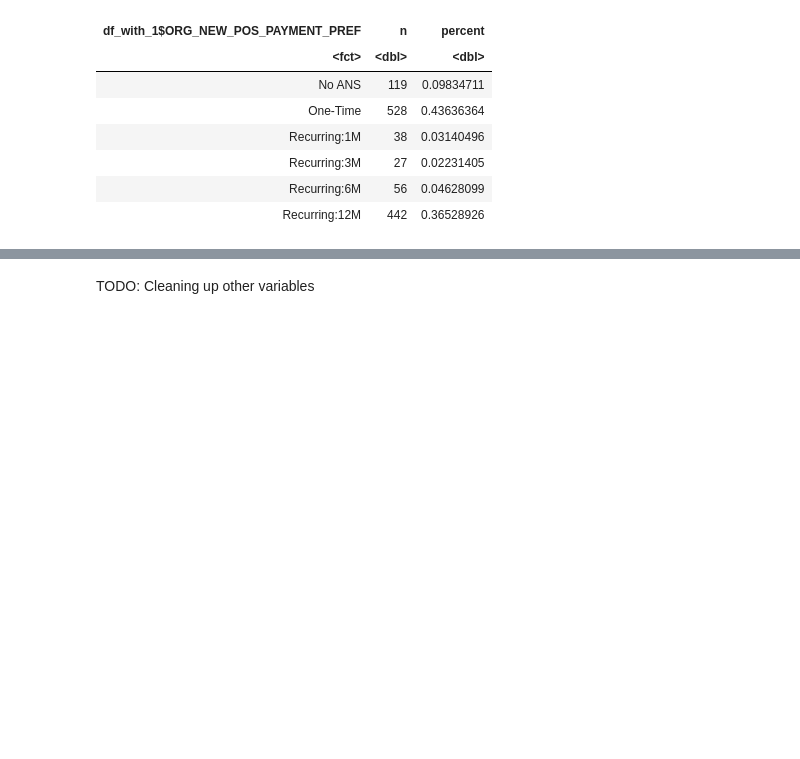
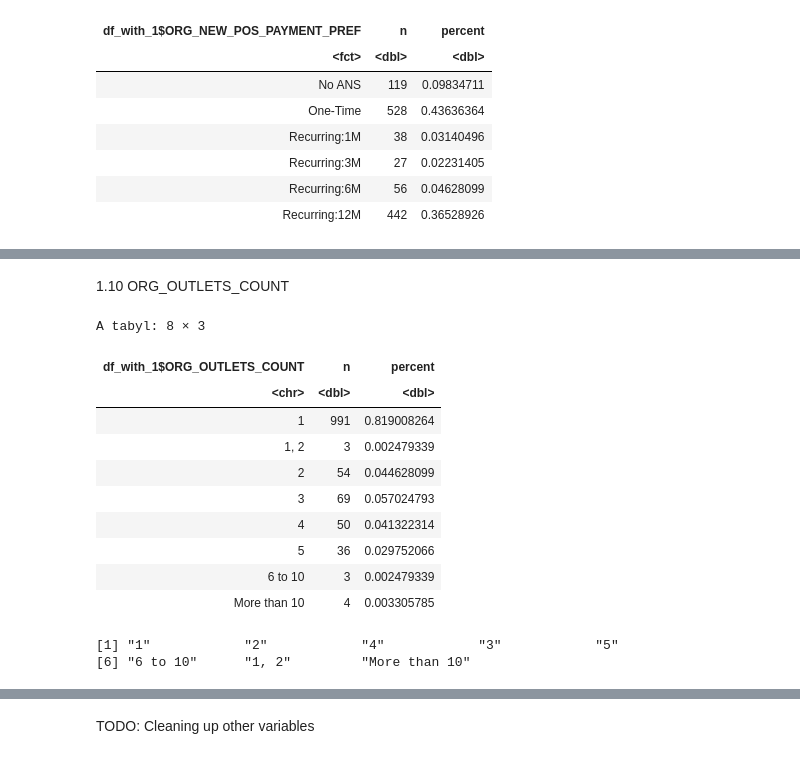
Before and after one commit to patternproject/r.sb.pos.2, a Jupyter notebook: Survey_Data_Analysis_v06.ipynb, the cells around one changed output, grey strips where cells are left out. Saved outputs shown, nothing was run; the diff lists cells and outputs as text; code cells hidden in the pictures; blank space fills up the shorter version.

```diff
--- a/Survey_Data_Analysis_v06.ipynb
+++ b/Survey_Data_Analysis_v06.ipynb
@@ -704,0 +722,5 @@ A tabyl: 6 × 3
+# %%
+df_with_1 <- df_with_1 %>%
+mutate (ORG_NEW_POS_LANG_PREF = fct_recode(ORG_NEW_POS_LANG_PREF,
+'English and Urdu' = 'English, English and Urdu'
+))
@@ -704,0 +735,16 @@ A tabyl: 6 × 3
+# %% [markdown]
+1.10 ORG_OUTLETS_COUNT
+# %%
+tabyl(df_with_1$ORG_OUTLETS_COUNT)
+# %% [output]
+A tabyl: 8 × 3
+| df_with_1$ORG_OUTLETS_COUNT | n | percent |
+| <chr> | <dbl> | <dbl> |
+| 1 | 991 | 0.819008264 |
+| 1, 2 | 3 | 0.002479339 |
+| 2 | 54 | 0.044628099 |
+| 3 | 69 | 0.057024793 |
+| 4 | 50 | 0.041322314 |
+| 5 | 36 | 0.029752066 |
+| 6 to 10 | 3 | 0.002479339 |
+| More than 10 | 4 | 0.003305785 |
@@ -704,0 +755,5 @@ A tabyl: 6 × 3
+# %%
+levels(df_with_1$ORG_OUTLETS_COUNT)
+# %% [output]
+[1] "1"            "2"            "4"            "3"            "5"
+[6] "6 to 10"      "1, 2"         "More than 10"
```
Also changed, not shown: parts of 19 cells of this notebook.
